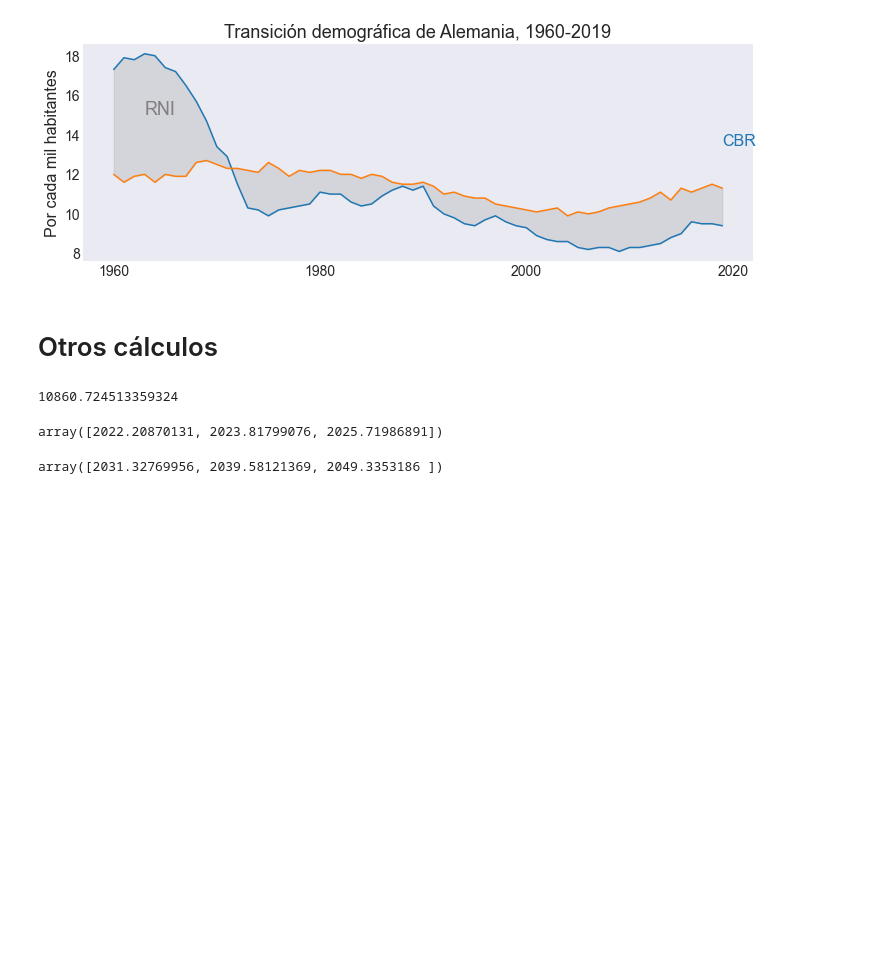
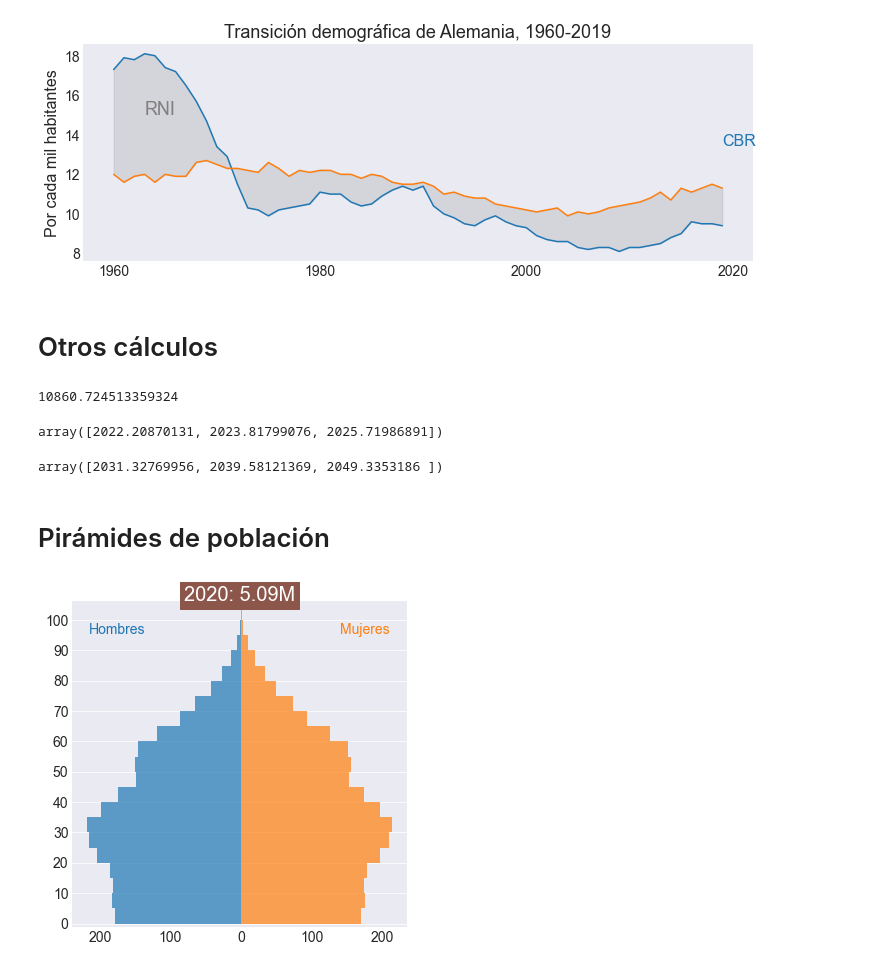
Before and after one commit to randall-romero/teaching-materials, a Jupyter notebook: crecimiento/demografia.ipynb, the cells around one changed output. Cells and saved outputs as stored; diff of their text form; code cells hidden in the pictures; blank space fills up the shorter version.

```diff
--- a/crecimiento/demografia.ipynb
+++ b/crecimiento/demografia.ipynb
@@ -489,3 +489,33 @@ array([2022.20870131, 2023.81799076, 2025.71986891])
 2020 + np.log(9/7.775) / np.log([1.013,1.0075,1.005])
 # %% [output]
 array([2031.32769956, 2039.58121369, 2049.3353186 ])
+# %% [markdown]
+# Pirámides de población
+# %%
+opciones_excel = dict(sheet_name="ESTIMATES", skiprows=16, header=[0], index_col=[0,1], usecols="C,H,I:AC")
+population_url = "https://population.un.org/wpp/Download/Files/1_Indicators%20(Standard)/EXCEL_FILES/1_Population/"
+# %%
+hombres = pd.read_excel(population_url + "WPP2019_POP_F07_2_POPULATION_BY_AGE_MALE.xlsx", **opciones_excel)
+mujeres = pd.read_excel(population_url + "WPP2019_POP_F07_3_POPULATION_BY_AGE_FEMALE.xlsx", **opciones_excel)
+# %%
+hombres.index.names = ['país','año']
+mujeres.index.names = ['país','año']
+# %%
+def graficar_pirámide(país: str, año:int, ax):
+    datos = pd.DataFrame({'Hombres': -hombres.loc[(país,año)], 'Mujeres':mujeres.loc[(país, año)]})
+    datos.plot.barh(width=1.0, stacked=True, align='edge', alpha=0.7, ax=ax)
+    ax.annotate('Hombres', (0.05,0.9), xycoords='axes fraction', color='C0',ha='left',fontsize=14)
+    ax.annotate('Mujeres', (0.95,0.9), xycoords='axes fraction', color='C1',ha='right',fontsize=14)
+
+    total = datos.abs().sum().sum() / 1e3
+    ax.annotate(f'{año}: {total:.2f}M', (0.5,1.0), xycoords='axes fraction',ha='center', fontsize=20, color='white', backgroundcolor='C5')
+    ax.set_yticks(np.arange(0,21,2))
+    ax.set_yticklabels([f'{5*j}' for j in np.arange(0,21,2)])
+    ax.set_xticklabels([f'{abs(j):.0f}' for j in ax.get_xticks()])
+    ax.grid(axis = 'y')
+    ax.legend([])
+# %%
+fig, ax = plt.subplots(1,1, figsize=[6,6])
+graficar_pirámide("Costa Rica", 2020, ax=ax)
+# %% [output]
+[figure, added]
```
Also changed, not shown: parts of 1 cell of this notebook, 1 other file.
